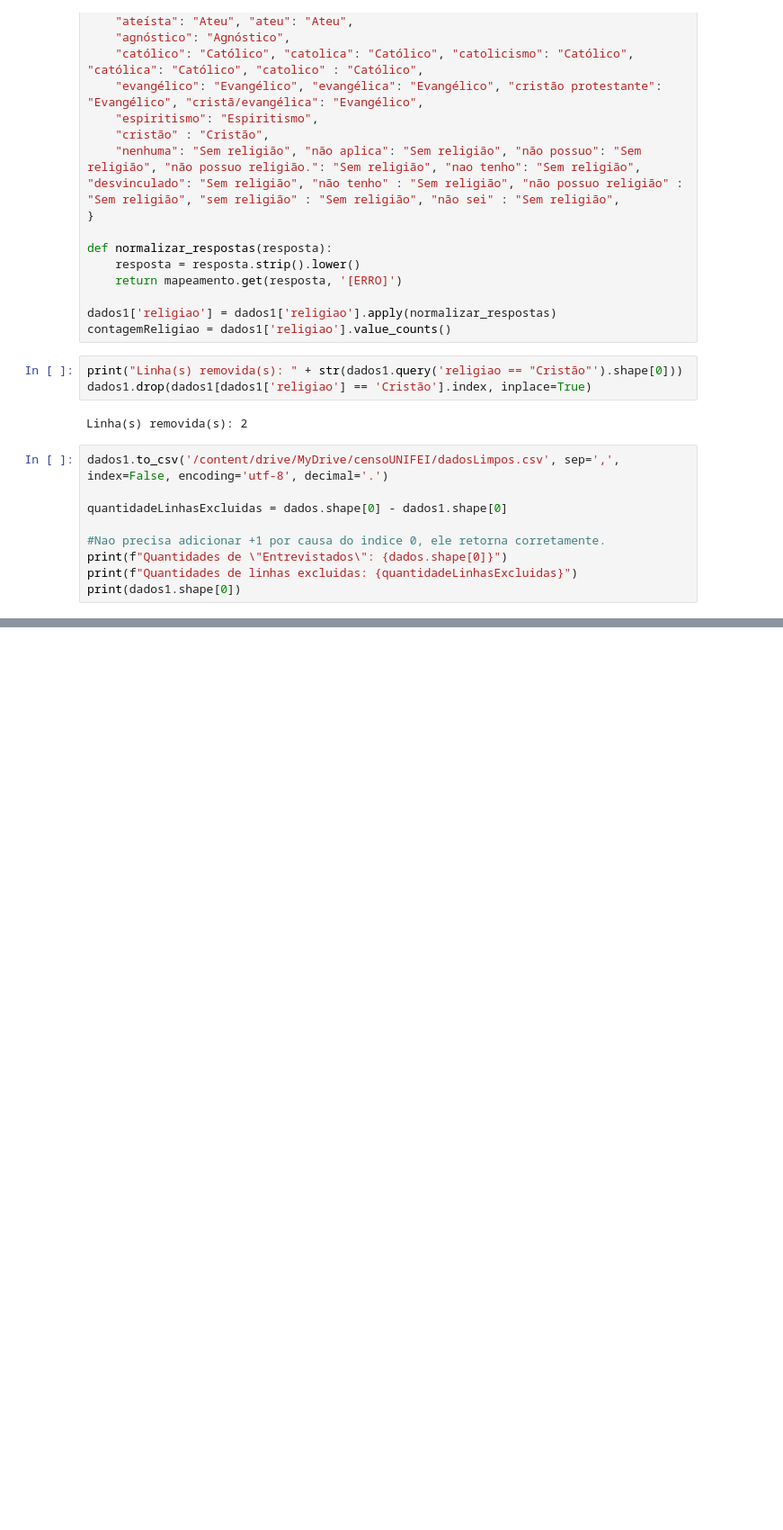
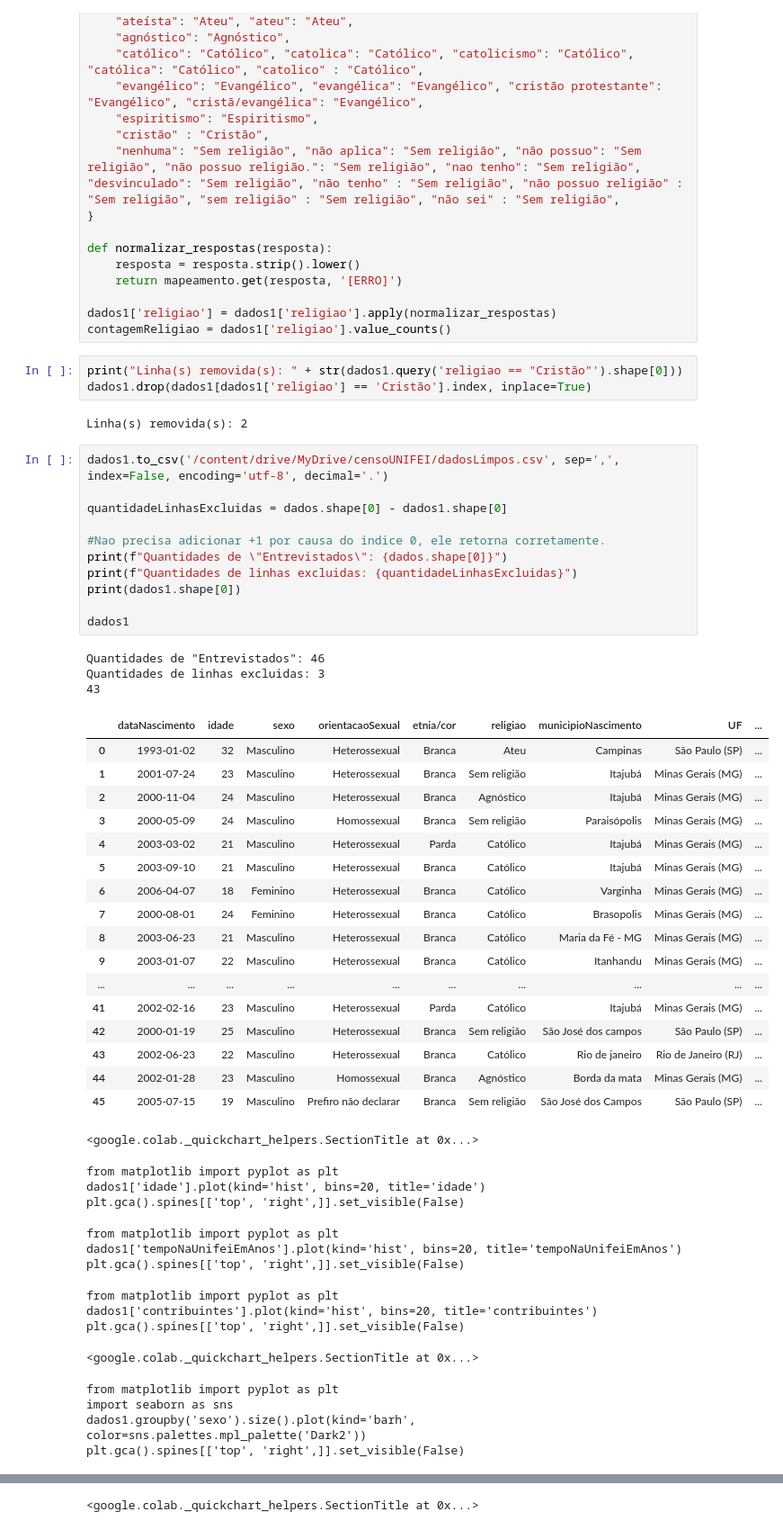
Before and after one commit to CaeltUNIFEI/Infografico, a Jupyter notebook: tratamentoDadosUNIFEI.ipynb, the cells around one changed output, grey strips where cells are left out. Shown: that part at 90% size. Drawn from its saved outputs; the diff is of its cells as text; blank space fills up the shorter version.

```diff
--- a/tratamentoDadosUNIFEI.ipynb
+++ b/tratamentoDadosUNIFEI.ipynb
@@ -88,9 +87,47 @@ Linha(s) removida(s): 2
 # %%
 dados1.to_csv('/content/drive/MyDrive/censoUNIFEI/dadosLimpos.csv', sep=',', index=False, encoding='utf-8', decimal='.')
 
 quantidadeLinhasExcluidas = dados.shape[0] - dados1.shape[0]
 
 #Nao precisa adicionar +1 por causa do indice 0, ele retorna corretamente.
 print(f"Quantidades de \"Entrevistados\": {dados.shape[0]}")
 print(f"Quantidades de linhas excluidas: {quantidadeLinhasExcluidas}")
 print(dados1.shape[0])
+
+dados1
+# %% [output]
+Quantidades de "Entrevistados": 46
+Quantidades de linhas excluidas: 3
+43
+|  | dataNascimento | idade | sexo | orientacaoSexual | etnia/cor | religiao | municipioNascimento | UF | ... |
+| 0 | 1993-01-02 | 32 | Masculino | Heterossexual | Branca | Ateu | Campinas | São Paulo (SP) | ... |
+| 1 | 2001-07-24 | 23 | Masculino | Heterossexual | Branca | Sem religião | Itajubá | Minas Gerais (MG) | ... |
+| 2 | 2000-11-04 | 24 | Masculino | Heterossexual | Branca | Agnóstico | Itajubá | Minas Gerais (MG) | ... |
+| 3 | 2000-05-09 | 24 | Masculino | Homossexual | Branca | Sem religião | Paraisópolis | Minas Gerais (MG) | ... |
+| 4 | 2003-03-02 | 21 | Masculino | Heterossexual | Parda | Católico | Itajubá | Minas Gerais (MG) | ... |
+| 5 | 2003-09-10 | 21 | Masculino | Heterossexual | Branca | Católico | Itajubá | Minas Gerais (MG) | ... |
+| 6 | 2006-04-07 | 18 | Feminino | Heterossexual | Branca | Católico | Varginha | Minas Gerais (MG) | ... |
+| 7 | 2000-08-01 | 24 | Feminino | Heterossexual | Branca | Católico | Brasopolis | Minas Gerais (MG) | ... |
+| 8 | 2003-06-23 | 21 | Masculino | Heterossexual | Branca | Católico | Maria da Fé - MG | Minas Gerais (MG) | ... |
+| 9 | 2003-01-07 | 22 | Masculino | Heterossexual | Branca | Católico | Itanhandu | Minas Gerais (MG) | ... |
+| ... | ... | ... | ... | ... | ... | ... | ... | ... | ... |
+| 41 | 2002-02-16 | 23 | Masculino | Heterossexual | Parda | Católico | Itajubá | Minas Gerais (MG) | ... |
+| 42 | 2000-01-19 | 25 | Masculino | Heterossexual | Branca | Sem religião | São José dos campos | São Paulo (SP) | ... |
+| 43 | 2002-06-23 | 22 | Masculino | Heterossexual | Branca | Católico | Rio de janeiro | Rio de Janeiro (RJ) | ... |
+| 44 | 2002-01-28 | 23 | Masculino | Homossexual | Branca | Agnóstico | Borda da mata | Minas Gerais (MG) | ... |
+| 45 | 2005-07-15 | 19 | Masculino | Prefiro não declarar | Branca | Sem religião | São José dos Campos | São Paulo (SP) | ... |
+<google.colab._quickchart_helpers.SectionTitle at 0x...>
+from matplotlib import pyplot as plt
+dados1['idade'].plot(kind='hist', bins=20, title='idade')
+plt.gca().spines[['top', 'right',]].set_visible(False)
+from matplotlib import pyplot as plt
+dados1['tempoNaUnifeiEmAnos'].plot(kind='hist', bins=20, title='tempoNaUnifeiEmAnos')
+plt.gca().spines[['top', 'right',]].set_visible(False)
+from matplotlib import pyplot as plt
+dados1['contribuintes'].plot(kind='hist', bins=20, title='contribuintes')
+plt.gca().spines[['top', 'right',]].set_visible(False)
+<google.colab._quickchart_helpers.SectionTitle at 0x...>
+from matplotlib import pyplot as plt
+import seaborn as sns
+dados1.groupby('sexo').size().plot(kind='barh', color=sns.palettes.mpl_palette('Dark2'))
+plt.gca().spines[['top', 'right',]].set_visible(False)
@@ -96,0 +146 @@ print(dados1.shape[0])
+<google.colab._quickchart_helpers.SectionTitle at 0x...>
```
Also changed, not shown: parts of 2 cells of this notebook.
